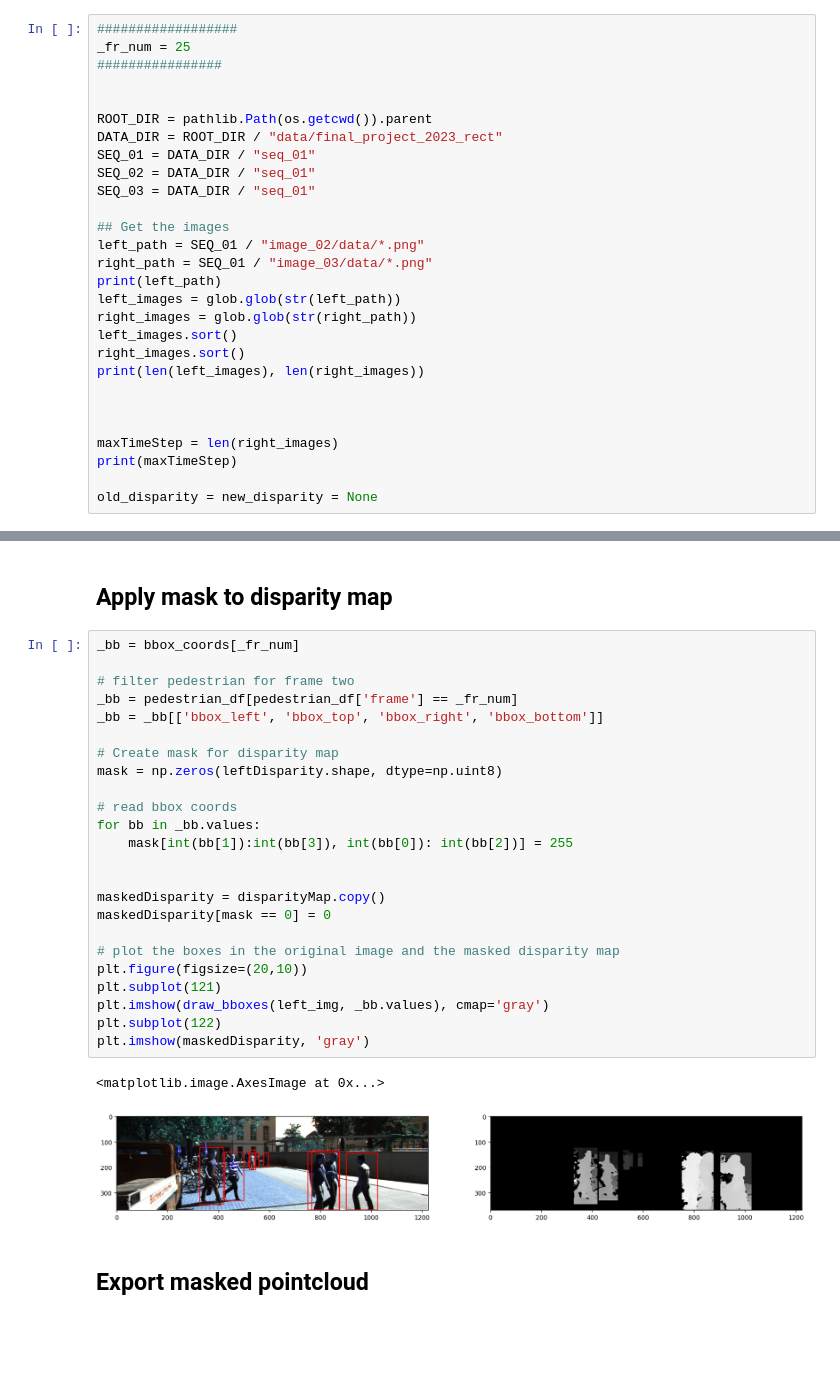
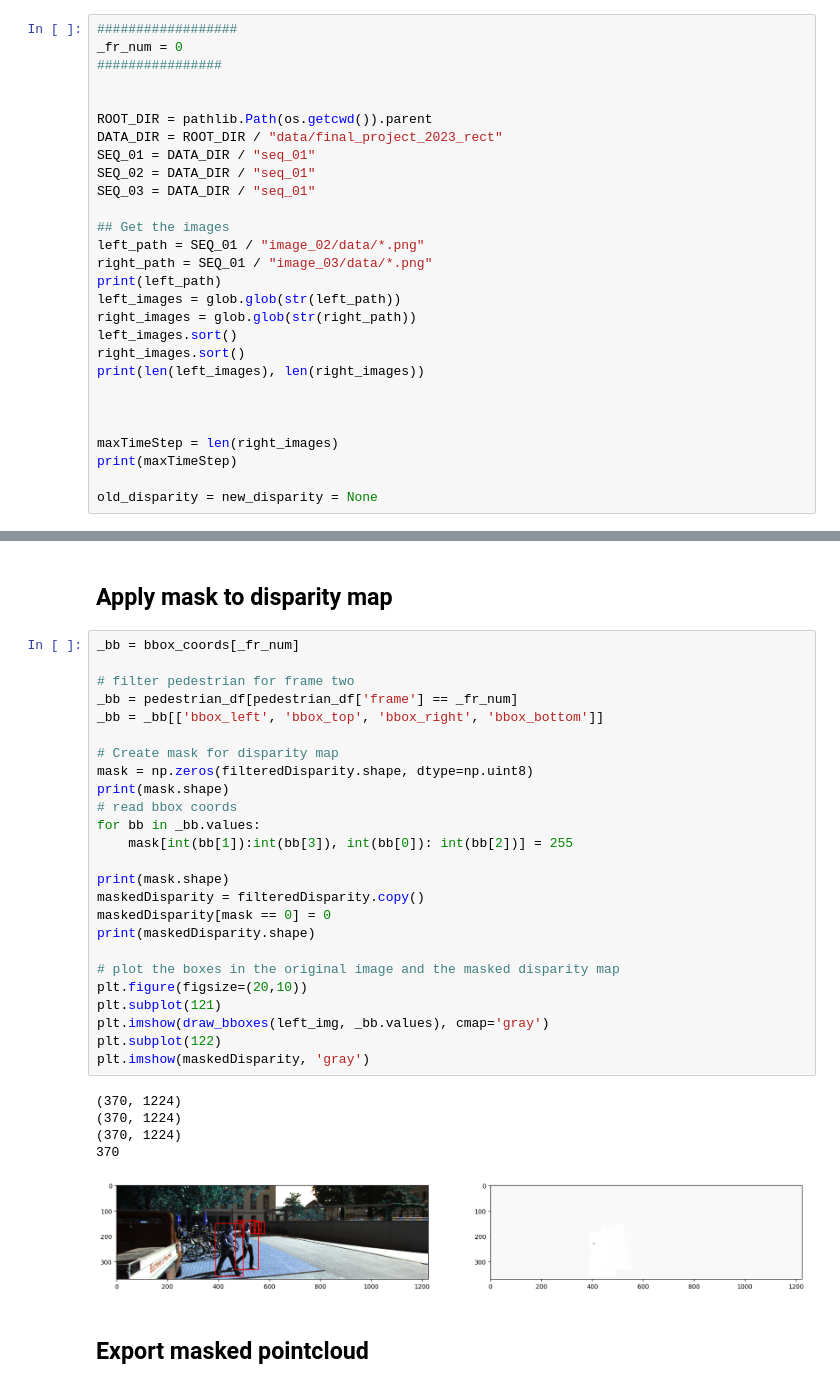
Before and after one commit to alexciru/Pfas-finalProject, a Jupyter notebook: notebooks/3D_registration.ipynb, the cells around one changed output, grey strips where cells are left out. Drawn from its saved outputs; the diff is of its cells as text; blank space fills up the shorter version.

```diff
--- a/notebooks/3D_registration.ipynb
+++ b/notebooks/3D_registration.ipynb
@@ -219,7 +214,7 @@ def pointcloudToImage(points, reflectMat, idx, cam3, mask, left_img, right_img):
 ### Load the directories
 # %%
 ##################
-_fr_num = 25
+_fr_num = 0
 ################
 
 
@@ -390,30 +388,34 @@ pointcloud_original.ply saved
 # %%
 _bb = bbox_coords[_fr_num]
 
 # filter pedestrian for frame two
 _bb = pedestrian_df[pedestrian_df['frame'] == _fr_num]
 _bb = _bb[['bbox_left', 'bbox_top', 'bbox_right', 'bbox_bottom']]
 
 # Create mask for disparity map
-mask = np.zeros(leftDisparity.shape, dtype=np.uint8)
-
+mask = np.zeros(filteredDisparity.shape, dtype=np.uint8)
+print(mask.shape)
 # read bbox coords
 for bb in _bb.values:
     mask[int(bb[1]):int(bb[3]), int(bb[0]): int(bb[2])] = 255
 
-
-maskedDisparity = disparityMap.copy()
+print(mask.shape)
+maskedDisparity = filteredDisparity.copy()
 maskedDisparity[mask == 0] = 0
+print(maskedDisparity.shape)
 
 # plot the boxes in the original image and the masked disparity map
 plt.figure(figsize=(20,10))
 plt.subplot(121)
 plt.imshow(draw_bboxes(left_img, _bb.values), cmap='gray')
 plt.subplot(122)
 plt.imshow(maskedDisparity, 'gray')
 # %% [output]
-<matplotlib.image.AxesImage at 0x...>
+(370, 1224)
+(370, 1224)
+(370, 1224)
+370
-[figure, old version]
+[figure, new version]
 # %% [markdown]
 ## Export masked pointcloud
 # %%
```
Also changed, not shown: parts of 15 cells of this notebook, 15 other files.
